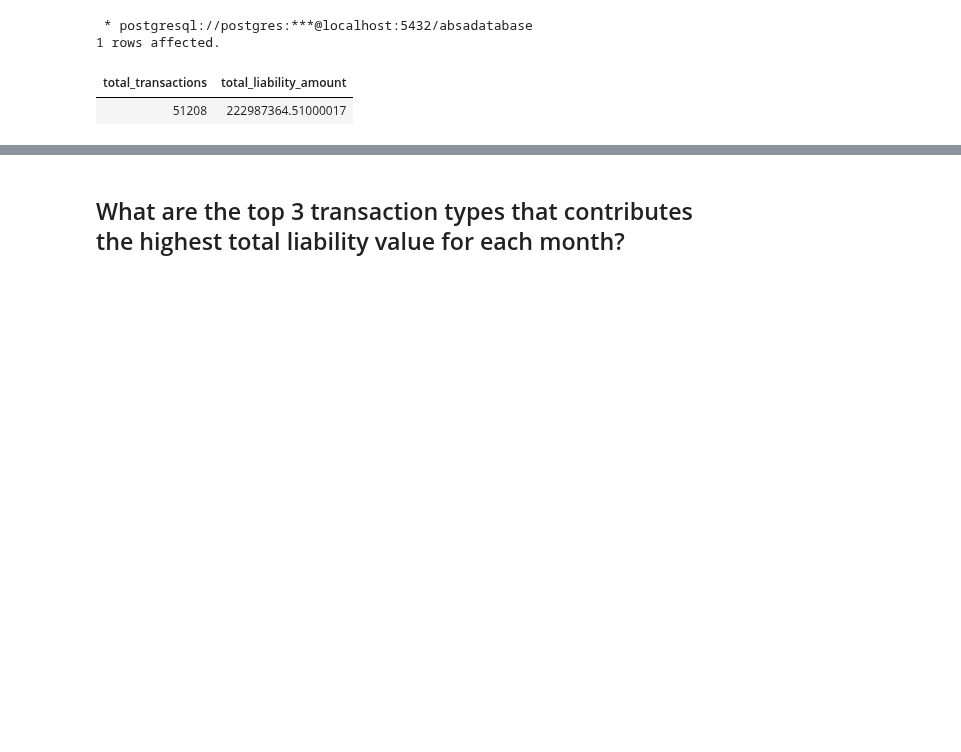
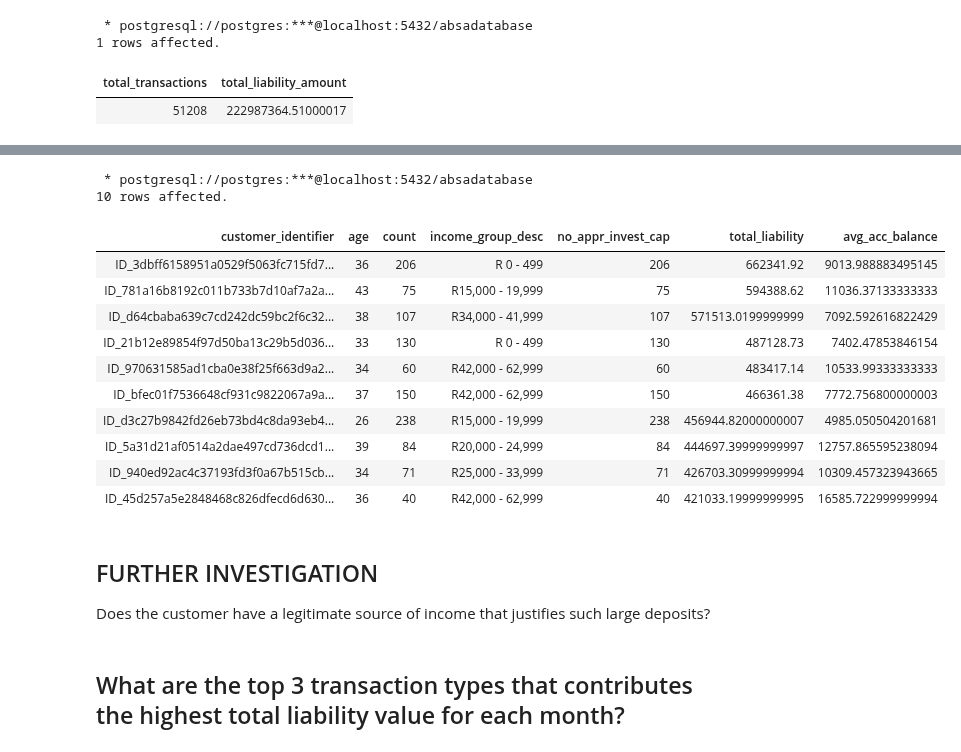
Before and after one commit to The-DigitalAcademy/EXPLORING-ABSA-DATASETS, a Jupyter notebook: Liability.ipynb, the cells around one changed output, grey strips where cells are left out. Saved outputs shown, nothing was run; the diff lists cells and outputs as text; code cells hidden in the pictures; blank space fills up the shorter version.

```diff
--- a/Liability.ipynb
+++ b/Liability.ipynb
@@ -169,3 +172,64 @@ limit 1;
+# %%
+%%sql
+SELECT
+    c.customer_identifier,
+    c.age,
+    count(t.account_number),
+    i.income_group_desc,
+    COUNT(*) AS No_Appr_Invest_Cap,
+    SUM(t.amt) AS total_liability,
+    AVG(t.account_balance) AS Avg_acc_balance
+FROM
+    Customer c
+JOIN
+    income_group i
+    ON CAST(i.income_group_code AS VARCHAR) = c.income_group_code
+JOIN
+    TransactionData t
+    ON t.customer_identifier = c.customer_identifier
+WHERE
+    transaction_description IN (
+'ACB CREDIT', 'ACB DEBIT REVERSAL', 'ACB EXT DISP ONLNE', 'ACB INT DISP BRNCH',
+'ACB INT DISP ONLNE', 'ACT PAYMENT FROM', 'AIRTIME DEBIT COR', 'ATM PAYMENT FR',
+'BAD DEBT W/OFF', 'BILLS NEGOTIATED', 'CAN CASHSEND ATM', 'CAN CASHSEND IB',
+'CAN CASHSEND MB', 'CARDLESS CASH DEP', 'CARDLESS NOTE DEP', 'CASH ACCEPTOR DEP',
+'CASH DEP BRANCH', 'CLOSE CASH DEP', 'CR BAL REBATE', 'CREDIT TRANSFER',
+'DC TRACK EXT DISP', 'DC TRACK INT DISP', 'DC TRK EXT DSP ONL', 'DC TRK INT DSP ONL',
+'DC UNPAID', 'DIGITAL PAYMENT CR', 'DIGITAL TRANSF CR', 'DO EXT DISP BRANCH',
+'DO EXT DISP ONLNE', 'DO INT DISP ONLNE', 'EXTERNAL CREDIT', 'IBANK PAYMENT FROM',
+'IMMEDIATE TRF CR', 'INVESTMENT CAPITAL', 'INVESTMNT INTEREST', 'JOURNAL CR C/OPS',
+'JOURNAL CREDIT', 'LOTTO WINNINGS', 'MOBILE PAYMENT CR', 'MOBILE TRANSFER CR',
+'NAEDO DO UNPD', 'NAEDO TRAC DSP ONL', 'NAEDO TRCK DO DISP', 'NOTE DEPOSIT',
+'NPF CREDIT', 'OCT OCARD CREDIT', 'OPENED-FROM SAV', 'POS CARD REFUND',
+'POS FRAUD RED FIID', 'POS O/SEA REFUND', 'POS REFUND PUR', 'PREPAID DEBIT COR',
+'PREPAID DEBITÂ  COR', 'STOP ORDER FROM', 'TEL CR TRANSFER', 'TELEP PAYMENT CT',
+'TRANSFER FROM', 'TRAVEL FOREX(PFC)', 'TRF TO CLOSE COR', 'UNPAID DEBIT',
+'WESTERN UNION(CBI)'
+
+    )
+GROUP BY
+    c.customer_identifier,
+    i.income_group_desc
+ORDER BY
+    total_liability DESC
+LIMIT 10;
+# %% [output]
+ * postgresql://postgres:***@localhost:5432/absadatabase
+10 rows affected.
+| customer_identifier | age | count | income_group_desc | no_appr_invest_cap | total_liability | avg_acc_balance |
+| ID_3dbff6158951a0529f5063fc715fd7... | 36 | 206 | R 0 - 499 | 206 | 662341.92 | 9013.988883495145 |
+| ID_781a16b8192c011b733b7d10af7a2a... | 43 | 75 | R15,000 - 19,999 | 75 | 594388.62 | 11036.37133333333 |
+| ID_d64cbaba639c7cd242dc59bc2f6c32... | 38 | 107 | R34,000 - 41,999 | 107 | 571513.0199999999 | 7092.592616822429 |
+| ID_21b12e89854f97d50ba13c29b5d036... | 33 | 130 | R 0 - 499 | 130 | 487128.73 | 7402.47853846154 |
+| ID_970631585ad1cba0e38f25f663d9a2... | 34 | 60 | R42,000 - 62,999 | 60 | 483417.14 | 10533.99333333333 |
+| ID_bfec01f7536648cf931c9822067a9a... | 37 | 150 | R42,000 - 62,999 | 150 | 466361.38 | 7772.756800000003 |
+| ID_d3c27b9842fd26eb73bd4c8da93eb4... | 26 | 238 | R15,000 - 19,999 | 238 | 456944.82000000007 | 4985.050504201681 |
+| ID_5a31d21af0514a2dae497cd736dcd1... | 39 | 84 | R20,000 - 24,999 | 84 | 444697.39999999997 | 12757.865595238094 |
+| ID_940ed92ac4c37193fd3f0a67b515cb... | 34 | 71 | R25,000 - 33,999 | 71 | 426703.30999999994 | 10309.457323943665 |
+| ID_45d257a5e2848468c826dfecd6d630... | 36 | 40 | R42,000 - 62,999 | 40 | 421033.19999999995 | 16585.722999999994 |
+# %% [markdown]
+## FURTHER INVESTIGATION
+Does the customer have a legitimate source of income that justifies such large deposits?
 # %% [markdown]
 ## What are the top 3 transaction types that contributes the highest total liability value for each month?
 # %%
```
Also changed, not shown: parts of 4 cells of this notebook.
